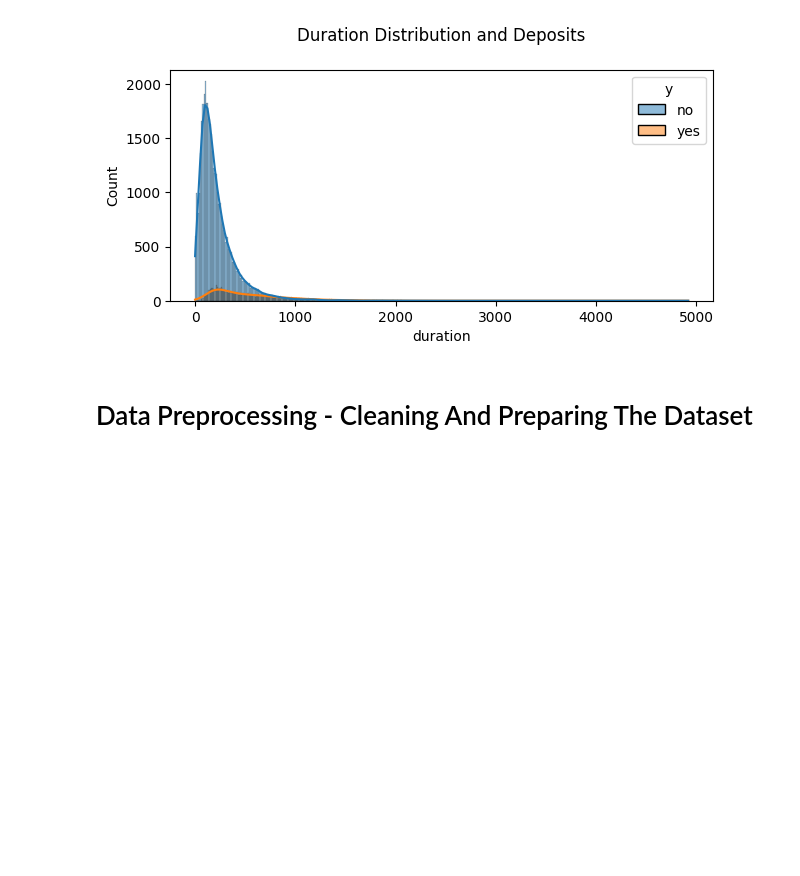
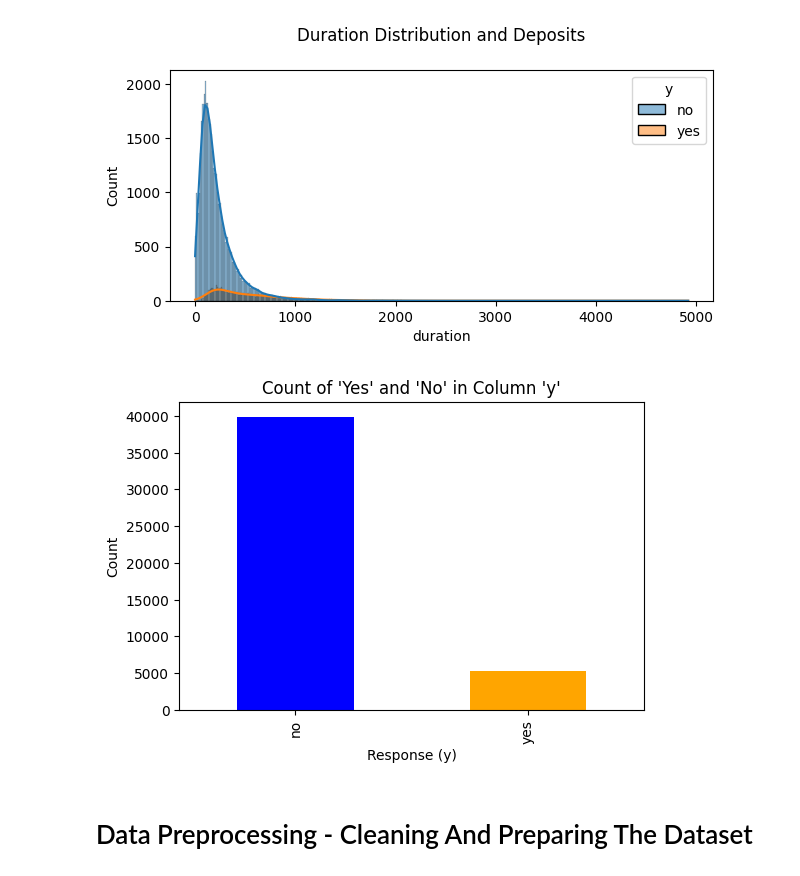
Before and after one commit to Muh-Ayyub/ML-Coursework, a Jupyter notebook: Machine_Learning_Coursework.ipynb, the cells around one changed output. Cells and saved outputs as stored; diff of their text form; code cells hidden in the pictures; blank space fills up the shorter version.

```diff
--- a/Machine_Learning_Coursework.ipynb
+++ b/Machine_Learning_Coursework.ipynb
@@ -170,6 +170,14 @@ for col in numeric_columns:
 [figure]
 [figure]
 [figure]
+# %%
+# Count of target attributes' values to check for imbalance
+df['y'].value_counts().plot(kind='bar', color=['blue', 'orange'], figsize=(6, 4), title="Count of 'Yes' and 'No' in Column 'y'")
+plt.xlabel("Response (y)")
+plt.ylabel("Count")
+plt.show()
+# %% [output]
+[figure, added]
 # %% [markdown]
 # Data Preprocessing - Cleaning And Preparing The Dataset
 # %%
```
Also changed, not shown: parts of 10 cells of this notebook.
